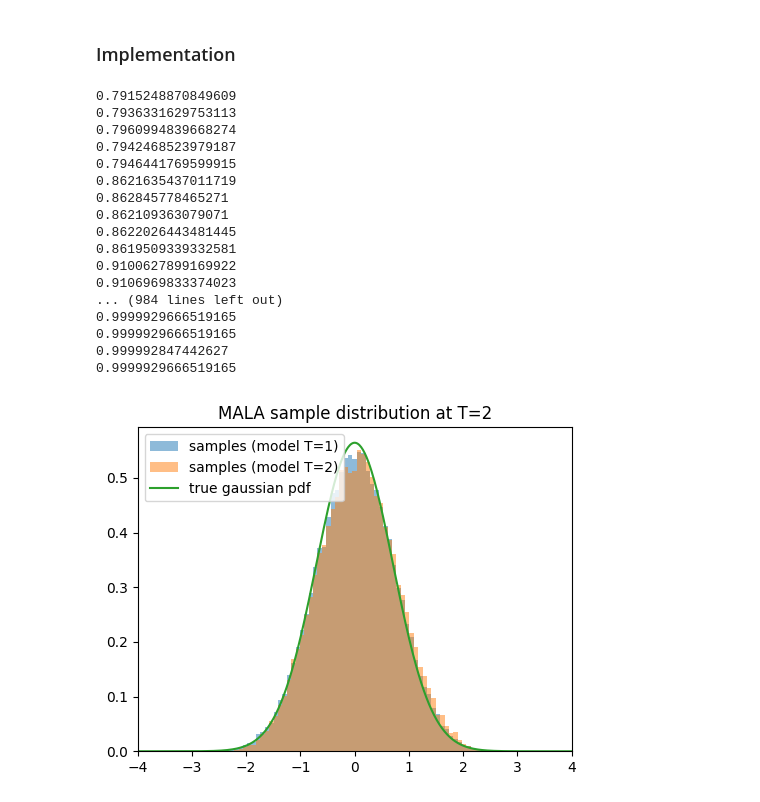
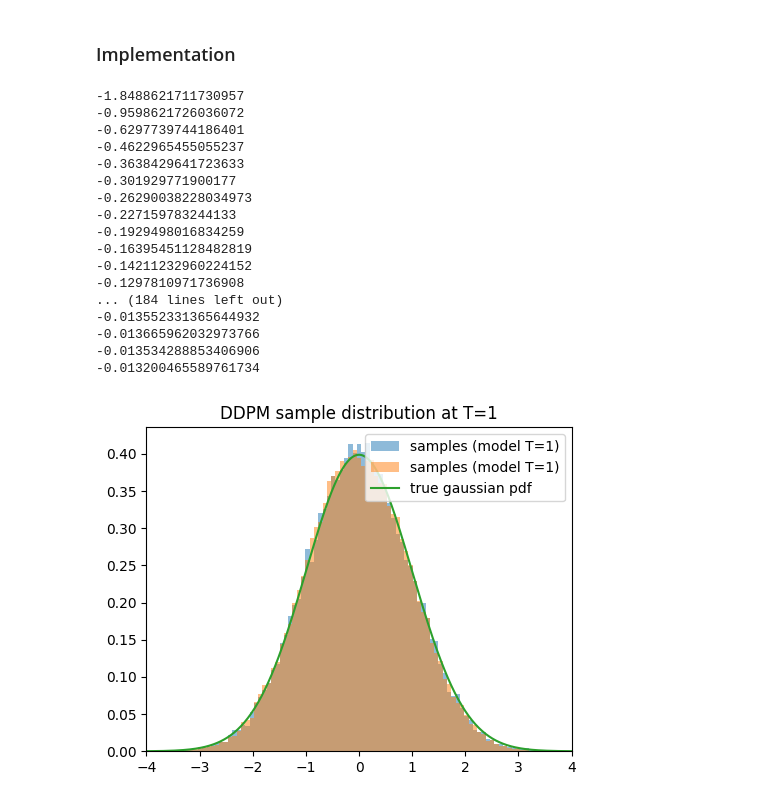
Before and after one commit to zoewus/parallel_tempering, a Jupyter notebook: tempered_energy.ipynb, the cells around one changed output. Saved outputs shown, nothing was run; the diff lists cells and outputs as text; code cells hidden in the pictures.

Commit message:
ddpm works

```diff
--- a/tempered_energy.ipynb
+++ b/tempered_energy.ipynb
@@ -285,21 +287,42 @@ def langevin_sampling(model, T_modeling, T_sampling, method = "ULA", step_scale=
     for t in ts_desc:
         t_batch = (t * ones).long()
 
-        for _ in range(n_langevin_steps):
-            step = betas[t] * step_scale
+        tsr = compute_tsr(t_batch, T_modeling, T_sampling)
+
+        if method == "DDPM":
+            alpha_t = alphas[t]
+            alpha_bar_t = alpha_bar[t]
+
+            beta_t = betas[t]
+
+            sqrt_alpha_t = torch.sqrt(alpha_t)
+            sqrt_one_minus_alpha_bar_t = torch.sqrt(1 - alpha_bar_t)
+            sqrt_beta_t = torch.sqrt(beta_t)
 
             score_hat = compute_score(model, x, t_batch)
-
-            tsr = compute_tsr(t_batch, T_modeling, T_sampling)
             noise = torch.randn_like(x)
 
-            x_hat = x + step * score_hat * tsr + noise * torch.sqrt(2.0 * step)
+            x = (
+                x
+                + (1 - alpha_t) * score_hat
+            ) / sqrt_alpha_t + sqrt_beta_t * noise
 
-            if method == "MALA":
-                x = compute_correction(x, x_hat, t_batch, model, step)
+            print(x.mean().item())
 
-            elif method == "ULA":
-                x = x_hat
+        else:
+            for _ in range(n_langevin_steps):
+                step_size = betas[t] * step_scale
+
+                score_hat = compute_score(model, x, t_batch)
+                noise = torch.randn_like(x)
+
+                x_hat = x + step_size * score_hat * tsr + noise * torch.sqrt(2.0 * step_size)
+
+                if method == "MALA":
+                    x = compute_correction(x, x_hat, t_batch, model, tsr, step_size)
+
+                elif method == "ULA":
+                    x = x_hat
     return x
 # %% [markdown]
 ### Compare and Plot
@@ -340,27 +363,27 @@ def compare(temp_target, method, step_scale):
 # %% [markdown]
 ### Implementation
 # %%
-temperature = 2
+temperature = 1
 
 # save_path = f"{ckpt_dir}/model_T{temperature:.1f}.pt"
 # train_model(temperature, save_path)
-_ = compare(temperature, "MALA", step_scale = 1)
+_ = compare(temperature, "DDPM", step_scale = 5)
 # %% [output]
-0.7915248870849609
-0.7936331629753113
-0.7960994839668274
-0.7942468523979187
-0.7946441769599915
-0.8621635437011719
-0.862845778465271
-0.862109363079071
-0.8622026443481445
-0.8619509339332581
-0.9100627899169922
-0.9106969833374023
-... (984 lines left out)
-0.9999929666519165
-0.9999929666519165
-0.999992847442627
-0.9999929666519165
+-1.8488621711730957
+-0.9598621726036072
+-0.6297739744186401
+-0.4622965455055237
+-0.3638429641723633
+-0.301929771900177
+-0.26290038228034973
+-0.227159783244133
+-0.1929498016834259
+-0.16395451128482819
+-0.14211232960224152
+-0.1297810971736908
+... (184 lines left out)
+-0.013552331365644932
+-0.013665962032973766
+-0.013534288853406906
+-0.013200465589761734
-[figure, old version]
+[figure, new version]
```
Also changed, not shown: parts of 1 cell of this notebook.
